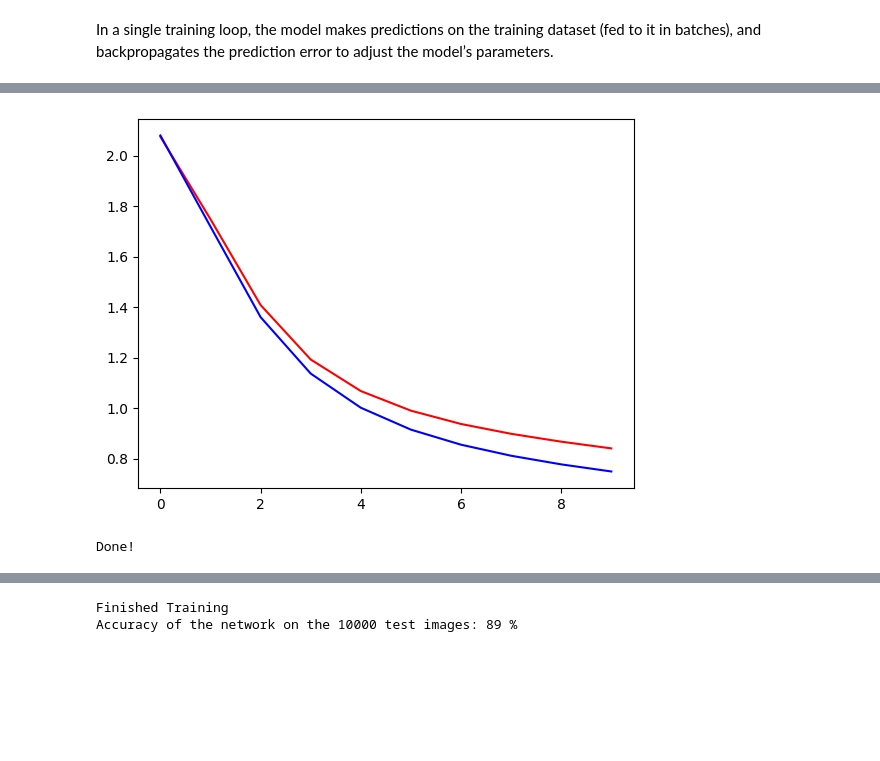
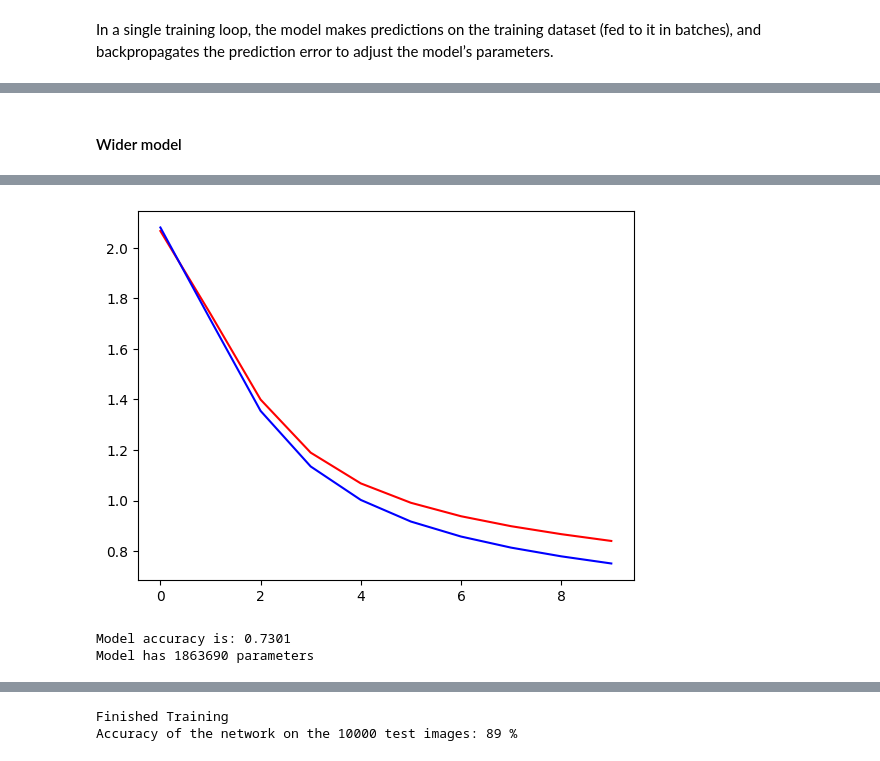
Before and after one commit to CHamilton0/COMP-SCI-7315-Computer-Vision, a Jupyter notebook: Assignment3/A3_Q1-2024.ipynb, the cells around one changed output, grey strips where cells are left out. Saved outputs shown, nothing was run; the diff lists cells and outputs as text; code cells hidden in the pictures; blank space fills up the shorter version.

```diff
--- a/Assignment3/A3_Q1-2024.ipynb
+++ b/Assignment3/A3_Q1-2024.ipynb
@@ -464,27 +504,0 @@ KeyboardInterrupt:
-# %%
-rate = 1
-print(f"Training with learning rate: {rate} until reaching 85% accuracy")
-model = NeuralNetwork().to(device)
-optimizer = torch.optim.SGD(model.parameters(), lr=rate)
-
-train_losses = []
-test_losses = []
-
-epoch = 0
-while True:
-    print(f"Epoch {epoch+1}\n-------------------------------")
-    train_loss = train(train_dataloader, model, loss_fn, optimizer)
-    test_loss, accuracy = test(test_dataloader, model, loss_fn)
-
-    train_losses.append(train_loss)
-    test_losses.append(test_loss)
-    if accuracy >= 0.85:
-        break
-
-    epoch += 1
-
-plt.plot(np.array(train_losses), 'r')
-plt.plot(np.array(test_losses), 'b')
-plt.show()
-
-print(f"Got accuracy {(100*accuracy):>0.1f}% in {epoch + 1} epochs")
@@ -509,0 +525,6 @@ KeyboardInterrupt:
+# %%
+def get_num_parameters(model: nn.Module):
+    return sum(p.numel() for p in model.parameters() if p.requires_grad)
+
+num_params = {"base": 0, "wider": 0, "deeper": 0}
+accuracies =  {"base": 0, "wider": 0, "deeper": 0}
@@ -510,9 +611,6 @@ KeyboardInterrupt:
+# %% [markdown]
+#### Wider model
 # %%
-#1.5
-
-# WIDE
-
-# Get cpu or gpu device for training.
 device = "cuda" if torch.cuda.is_available() else "cpu"
 print("Using {} device".format(device))
 
@@ -538,6 +636,7 @@ class NeuralNetwork(nn.Module):
         return logits
 
 model = NeuralNetwork().to(device)
+num_params["wider"] = get_num_parameters(model)
 print(model)
 
 ###Define the loss function and the optimizer
@@ -558,7 +657,7 @@ test_losses = []
 for t in range(epochs):
     print(f"Epoch {t+1}\n-------------------------------")
     train_loss = train(train_dataloader, model, loss_fn, optimizer)
-    test_loss, _ = test(test_dataloader, model, loss_fn)
+    test_loss, accuracy = test(test_dataloader, model, loss_fn)
 
     train_losses.append(train_loss)
     test_losses.append(test_loss)
@@ -567,7 +666,9 @@ plt.plot(np.array(train_losses), 'r')
 plt.plot(np.array(test_losses), 'b')
 plt.show()
 
-print("Done!\n")
+accuracies["wider"] = accuracy
+print(f"Model accuracy is: {accuracies['wider']}")
+print(f"Model has {num_params['wider']} parameters")
 # %% [output]
 Using cuda device
 NeuralNetwork(
@@ -589,2 +690,3 @@ Test Error:
-[figure, old version]
+[figure, new version]
-Done!
+Model accuracy is: 0.7301
+Model has 1863690 parameters
```
Also changed, not shown: parts of 29 cells of this notebook, 2 other files.
